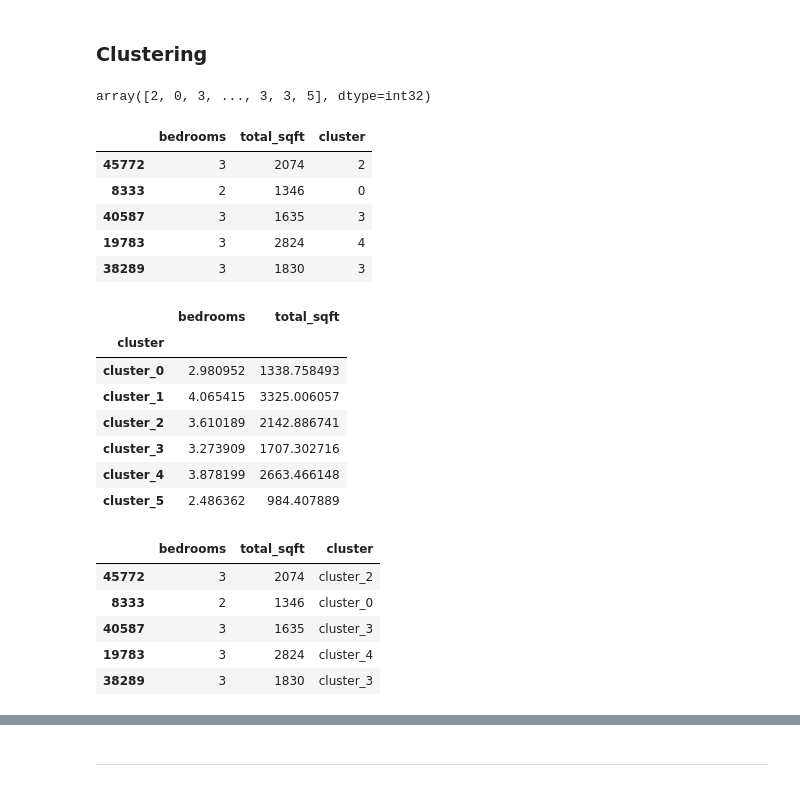
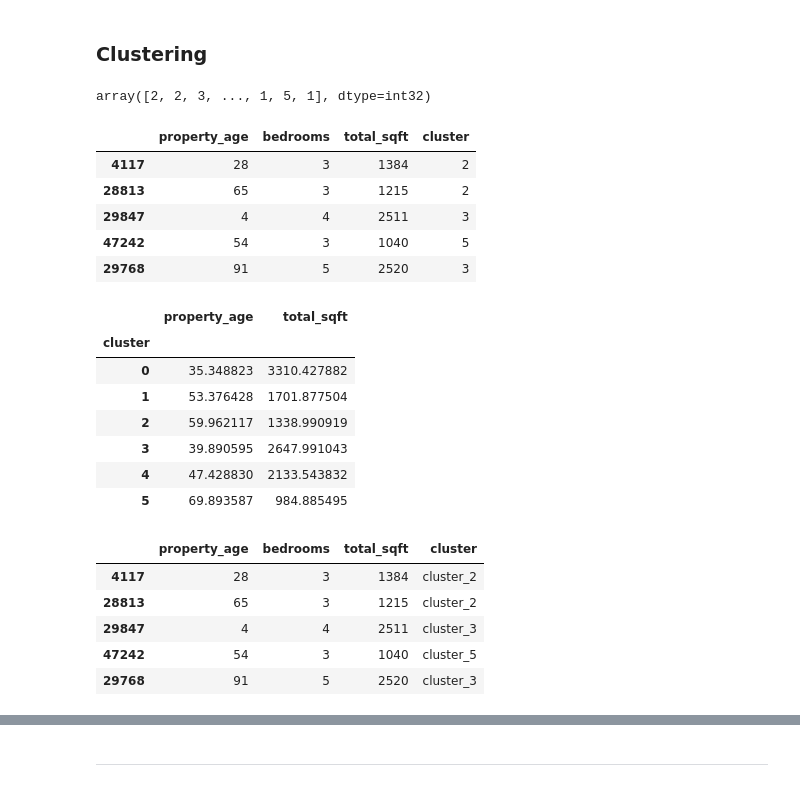
Before and after one commit to natasharivers/Zillow_Clustering_Project, a Jupyter notebook: Notebook.ipynb, the cells around one changed output, grey strips where cells are left out. Cells and saved outputs as stored; diff of their text form; code cells hidden in the pictures.

```diff
--- a/Notebook.ipynb
+++ b/Notebook.ipynb
@@ -486,47 +492,48 @@ we fail to reject null hypothesis
 <hr style="border:2px solid black"> </hr>
 # %% [markdown]
 ### Clustering
+# %%
+X = train[['property_age', 'bedrooms', 'total_sqft']]
 # %%
-X = train[['bedrooms', 'total_sqft']]
 kmeans = KMeans(n_clusters=6)
 kmeans.fit(X)
 kmeans.predict(X)
 # %% [output]
-array([2, 0, 3, ..., 3, 3, 5], dtype=int32)
+array([2, 2, 3, ..., 1, 5, 1], dtype=int32)
 # %%
 X['cluster'] = kmeans.predict(X)
 X.head()
 # %% [output]
-|  | bedrooms | total_sqft | cluster |
-| 45772 | 3 | 2074 | 2 |
-| 8333 | 2 | 1346 | 0 |
-| 40587 | 3 | 1635 | 3 |
-| 19783 | 3 | 2824 | 4 |
-| 38289 | 3 | 1830 | 3 |
+|  | property_age | bedrooms | total_sqft | cluster |
+| 4117 | 28 | 3 | 1384 | 2 |
+| 28813 | 65 | 3 | 1215 | 2 |
+| 29847 | 4 | 4 | 2511 | 3 |
+| 47242 | 54 | 3 | 1040 | 5 |
+| 29768 | 91 | 5 | 2520 | 3 |
 # %%
 #centroids for unscaled data
-centroids = X.groupby('cluster')['bedrooms', 'total_sqft'].mean()
+centroids = X.groupby('cluster')['property_age', 'total_sqft'].mean()
 centroids
 # %% [output]
-|  | bedrooms | total_sqft |
+|  | property_age | total_sqft |
 | cluster |  |  |
-| cluster_0 | 2.980952 | 1338.758493 |
-| cluster_1 | 4.065415 | 3325.006057 |
-| cluster_2 | 3.610189 | 2142.886741 |
-| cluster_3 | 3.273909 | 1707.302716 |
-| cluster_4 | 3.878199 | 2663.466148 |
-| cluster_5 | 2.486362 | 984.407889 |
+| 0 | 35.348823 | 3310.427882 |
+| 1 | 53.376428 | 1701.877504 |
+| 2 | 59.962117 | 1338.990919 |
+| 3 | 39.890595 | 2647.991043 |
+| 4 | 47.428830 | 2133.543832 |
+| 5 | 69.893587 | 984.885495 |
 # %%
 #pass on a string for contrasting colors
 X['cluster'] = 'cluster_' + X.cluster.astype(str)
 X.head()
 # %% [output]
-|  | bedrooms | total_sqft | cluster |
-| 45772 | 3 | 2074 | cluster_2 |
-| 8333 | 2 | 1346 | cluster_0 |
-| 40587 | 3 | 1635 | cluster_3 |
-| 19783 | 3 | 2824 | cluster_4 |
-| 38289 | 3 | 1830 | cluster_3 |
+|  | property_age | bedrooms | total_sqft | cluster |
+| 4117 | 28 | 3 | 1384 | cluster_2 |
+| 28813 | 65 | 3 | 1215 | cluster_2 |
+| 29847 | 4 | 4 | 2511 | cluster_3 |
+| 47242 | 54 | 3 | 1040 | cluster_5 |
+| 29768 | 91 | 5 | 2520 | cluster_3 |
 # %%
 #visualize the clusters along with the centers on unscaled data.
 plt.figure(figsize=(14, 9))
```
Also changed, not shown: parts of 38 cells of this notebook.
